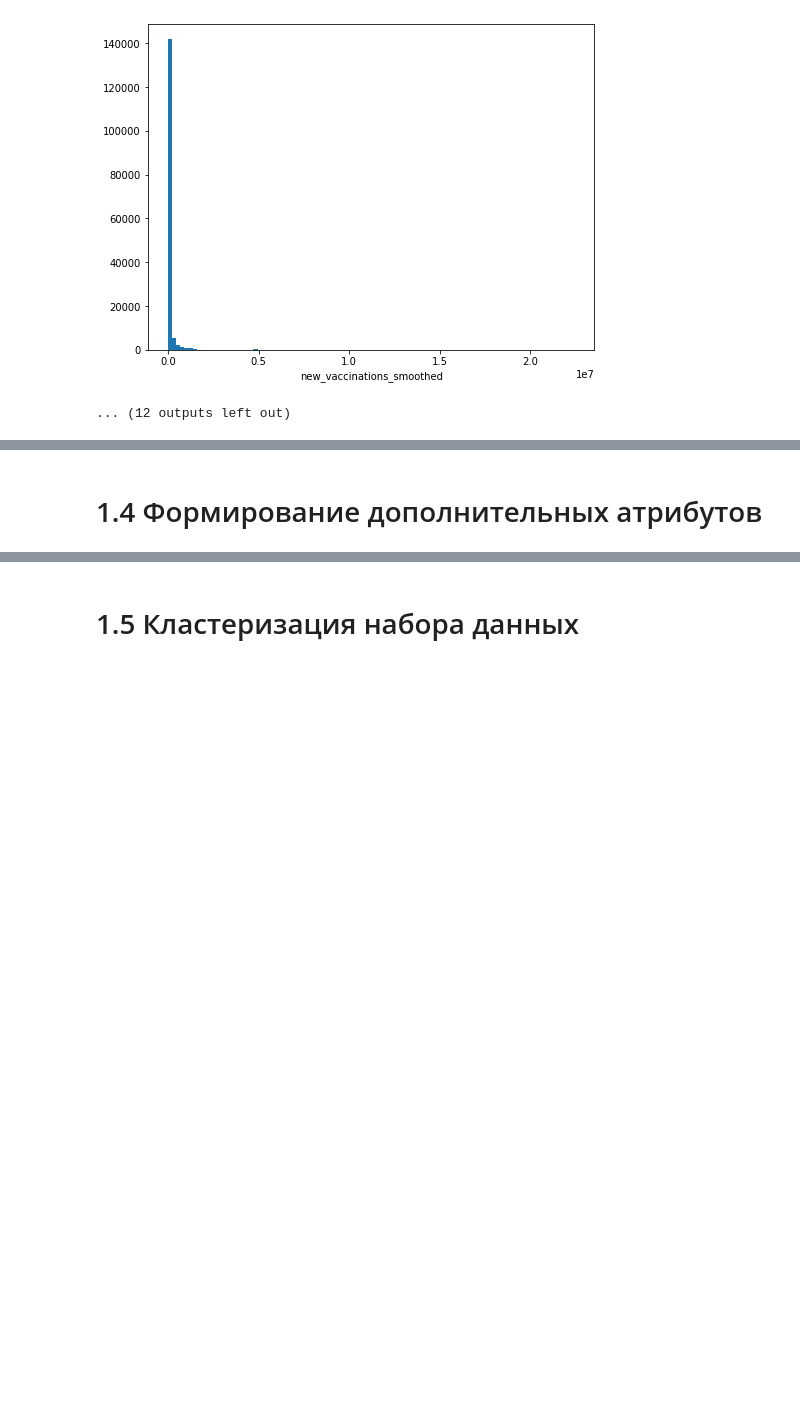
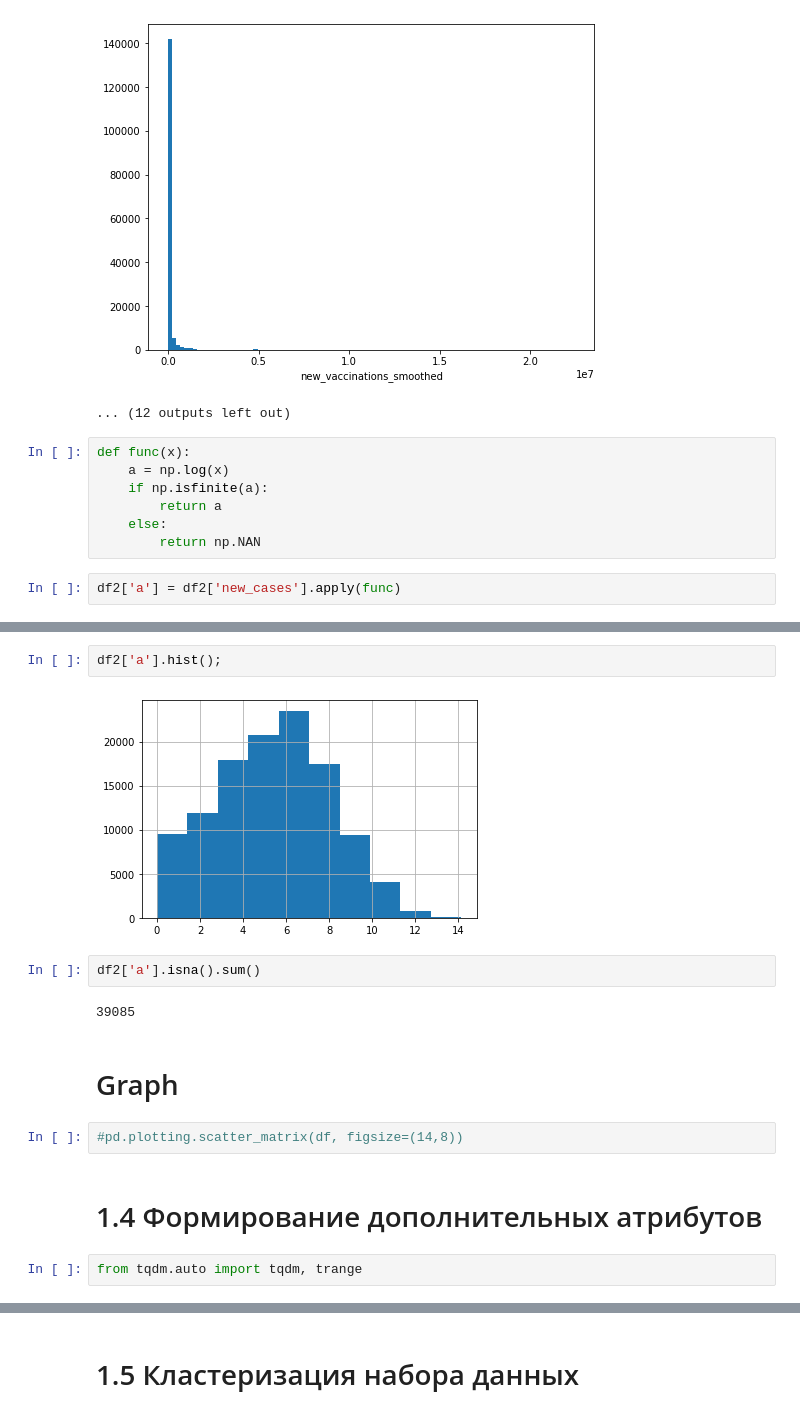
Before and after one commit to Mdk02/Patterns, a Jupyter notebook: Untitled.ipynb, the cells around one changed output, grey strips where cells are left out. Cells and saved outputs as stored; diff of their text form; blank space fills up the shorter version.

```diff
--- a/Untitled.ipynb
+++ b/Untitled.ipynb
@@ -354,3 +360,12 @@ for col in df2.columns:
 [figure]
 [figure]
 ... (12 outputs left out)
+# %%
+def func(x):
+    a = np.log(x)
+    if np.isfinite(a):
+        return a
+    else:
+        return np.NAN
+# %%
+df2['a'] = df2['new_cases'].apply(func)
@@ -357,2 +387,16 @@ for col in df2.columns:
+# %%
+df2['a'].hist();
+# %% [output]
+[figure, added]
+# %%
+df2['a'].isna().sum()
+# %% [output]
+39085
+# %% [markdown]
+# Graph
+# %%
+#pd.plotting.scatter_matrix(df, figsize=(14,8))
 # %% [markdown]
 # 1.4 Формирование дополнительных атрибутов
+# %%
+from tqdm.auto import tqdm, trange
```
Also changed, not shown: parts of 9 cells of this notebook.
